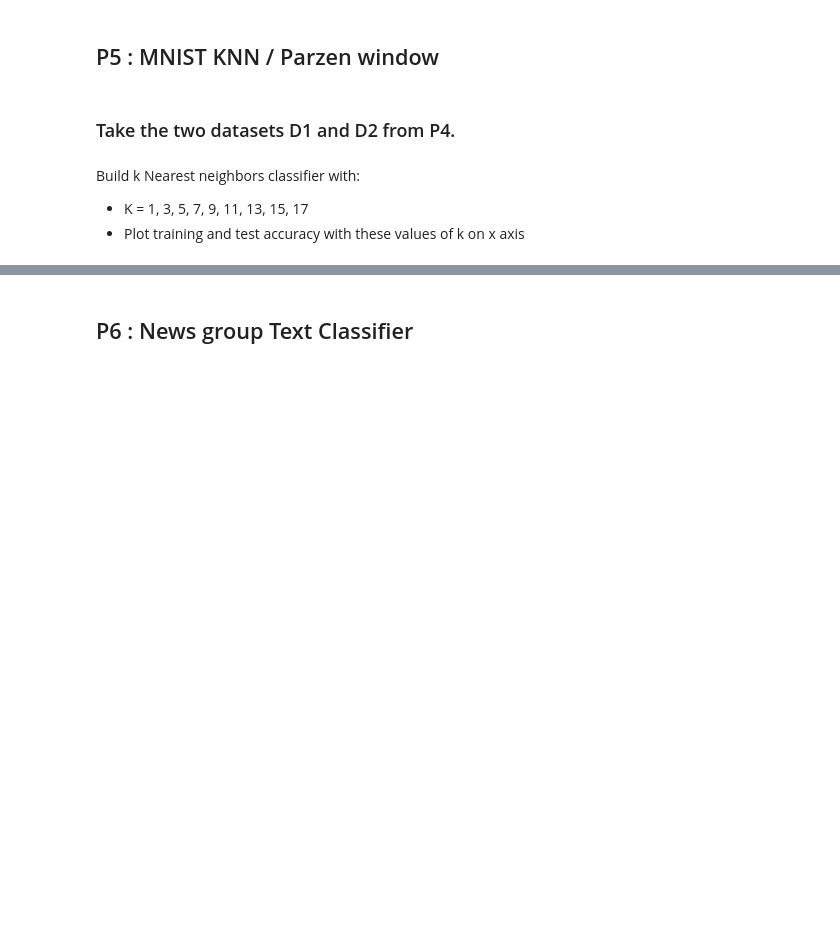
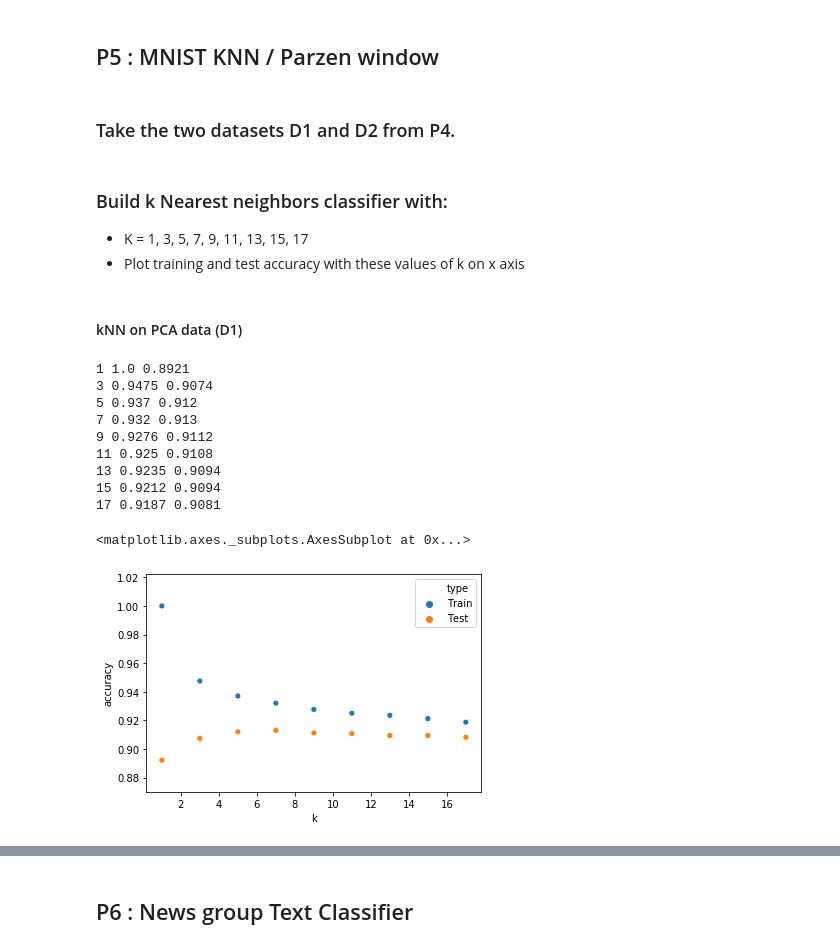
Before and after one commit to anmolmore/Chatbot-for-COVID-19-FAQ-using-Dialogflow, a Jupyter notebook: DMG2/assignment/Anmol More - 11915043.ipynb, the cells around one changed output, grey strips where cells are left out. Drawn from its saved outputs; the diff is of its cells as text; code cells hidden in the pictures; blank space fills up the shorter version.

```diff
--- a/DMG2/assignment/Anmol More - 11915043.ipynb
+++ b/DMG2/assignment/Anmol More - 11915043.ipynb
@@ -566,8 +563,36 @@ full covariance matrix -
 # %% [markdown]
 ### Take the two datasets D1 and D2 from P4.
 # %% [markdown]
-Build k Nearest neighbors classifier with:
+### Build k Nearest neighbors classifier with:
 - K = 1, 3, 5, 7, 9, 11, 13, 15, 17
 - Plot training and test accuracy with these values of k on x axis
+# %%
+def build_knn(X_train, X_test, y_train, y_test) :
+    df = pd.DataFrame(columns=['k','accuracy', 'type'])
+    for i in range(1,18,2) :
+        knn_model = KNeighborsClassifier(n_neighbors=i)
+        knn_model.fit(X_train, y_train)
+        train_score = round(accuracy_score(y_train, knn_model.predict(X_train)),4)
+        test_score = round(accuracy_score(y_test, knn_model.predict(X_test)),4)
+        df = df.append({'k' : i,'accuracy':train_score, 'type': 'Train'}, ignore_index=True)
+        df = df.append({'k' : i,'accuracy':test_score, 'type': 'Test'}, ignore_index=True)
+        print(i, train_score, test_score)
+    return df
+# %% [markdown]
+#### kNN on PCA data (D1)
 # %%
 X_train, X_test, y_train, y_test = train_test_split(pca_data, mnist['label'], test_size=0.2)
+df = build_knn(X_train, X_test, y_train, y_test)
+sns.scatterplot(x="k", y='accuracy', hue='type', data=df)
+# %% [output]
+1 1.0 0.8921
+3 0.9475 0.9074
+5 0.937 0.912
+7 0.932 0.913
+9 0.9276 0.9112
+11 0.925 0.9108
+13 0.9235 0.9094
+15 0.9212 0.9094
+17 0.9187 0.9081
+<matplotlib.axes._subplots.AxesSubplot at 0x...>
+[figure, added]
```
Also changed, not shown: parts of 36 cells of this notebook.
